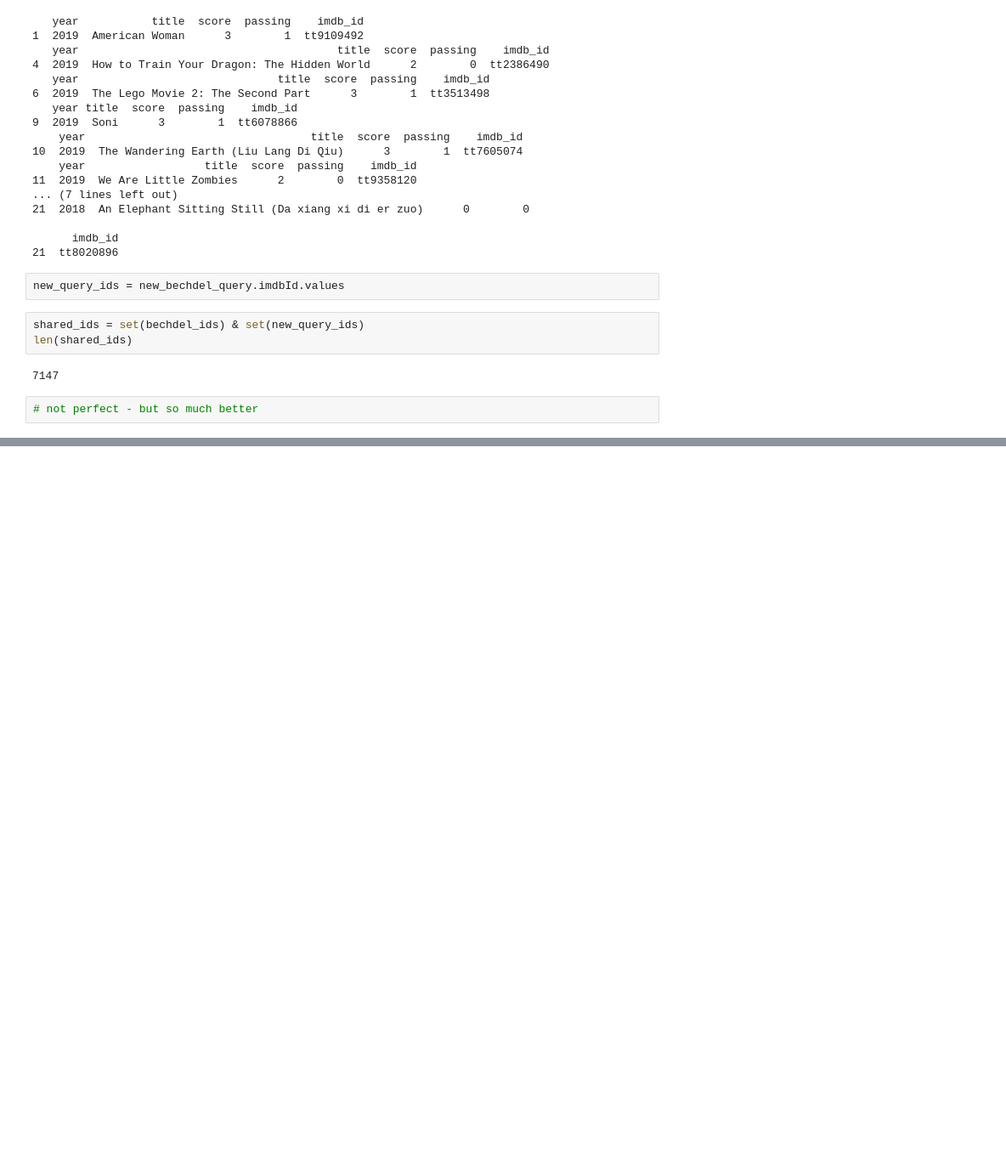
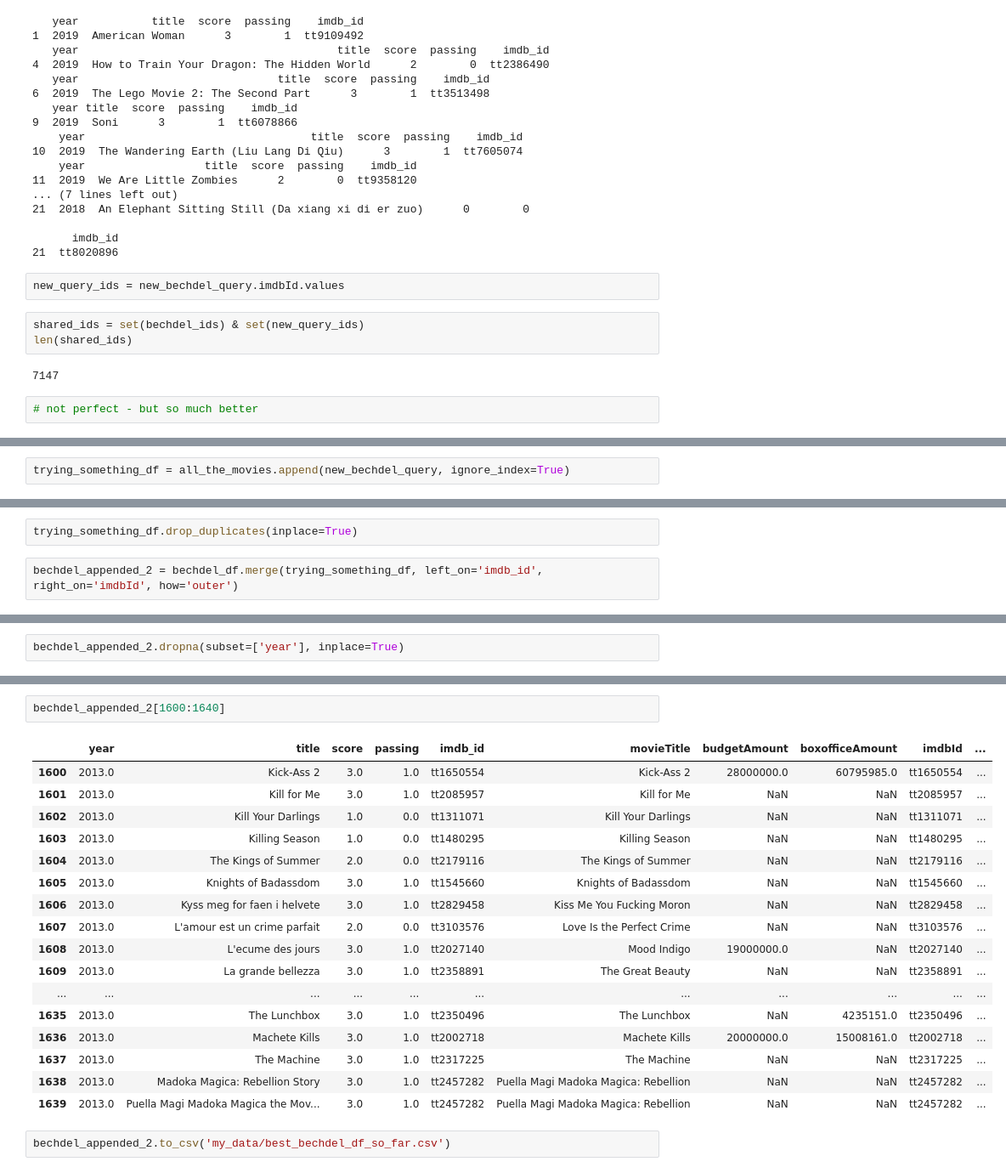
Before and after one commit to MagicMilly/women-in-film-analysis-dashboard, a Jupyter notebook: more_data_munging.ipynb, the cells around one changed output, grey strips where cells are left out. Shown at 85% size. Drawn from its saved outputs; the diff is of its cells as text; blank space fills up the shorter version.

Commit message:
what a mess but finally got bechdel df with less than 1k missing values

```diff
--- a/more_data_munging.ipynb
+++ b/more_data_munging.ipynb
@@ -688,0 +971,2 @@ len(shared_ids)
+# %%
+trying_something_df = all_the_movies.append(new_bechdel_query, ignore_index=True)
@@ -688,0 +1006,4 @@ len(shared_ids)
+# %%
+trying_something_df.drop_duplicates(inplace=True)
+# %%
+bechdel_appended_2 = bechdel_df.merge(trying_something_df, left_on='imdb_id', right_on='imdbId', how='outer')
@@ -688,0 +1045,2 @@ len(shared_ids)
+# %%
+bechdel_appended_2.dropna(subset=['year'], inplace=True)
@@ -688,0 +1083,22 @@ len(shared_ids)
+# %%
+bechdel_appended_2[1600:1640]
+# %% [output]
+|  | year | title | score | passing | imdb_id | movieTitle | budgetAmount | boxofficeAmount | imdbId | ... |
+| 1600 | 2013.0 | Kick-Ass 2 | 3.0 | 1.0 | tt1650554 | Kick-Ass 2 | 28000000.0 | 60795985.0 | tt1650554 | ... |
+| 1601 | 2013.0 | Kill for Me | 3.0 | 1.0 | tt2085957 | Kill for Me | NaN | NaN | tt2085957 | ... |
+| 1602 | 2013.0 | Kill Your Darlings | 1.0 | 0.0 | tt1311071 | Kill Your Darlings | NaN | NaN | tt1311071 | ... |
+| 1603 | 2013.0 | Killing Season | 1.0 | 0.0 | tt1480295 | Killing Season | NaN | NaN | tt1480295 | ... |
+| 1604 | 2013.0 | The Kings of Summer | 2.0 | 0.0 | tt2179116 | The Kings of Summer | NaN | NaN | tt2179116 | ... |
+| 1605 | 2013.0 | Knights of Badassdom | 3.0 | 1.0 | tt1545660 | Knights of Badassdom | NaN | NaN | tt1545660 | ... |
+| 1606 | 2013.0 | Kyss meg for faen i helvete | 3.0 | 1.0 | tt2829458 | Kiss Me You Fucking Moron | NaN | NaN | tt2829458 | ... |
+| 1607 | 2013.0 | L'amour est un crime parfait | 2.0 | 0.0 | tt3103576 | Love Is the Perfect Crime | NaN | NaN | tt3103576 | ... |
+| 1608 | 2013.0 | L'ecume des jours | 3.0 | 1.0 | tt2027140 | Mood Indigo | 19000000.0 | NaN | tt2027140 | ... |
+| 1609 | 2013.0 | La grande bellezza | 3.0 | 1.0 | tt2358891 | The Great Beauty | NaN | NaN | tt2358891 | ... |
+| ... | ... | ... | ... | ... | ... | ... | ... | ... | ... | ... |
+| 1635 | 2013.0 | The Lunchbox | 3.0 | 1.0 | tt2350496 | The Lunchbox | NaN | 4235151.0 | tt2350496 | ... |
+| 1636 | 2013.0 | Machete Kills | 3.0 | 1.0 | tt2002718 | Machete Kills | 20000000.0 | 15008161.0 | tt2002718 | ... |
+| 1637 | 2013.0 | The Machine | 3.0 | 1.0 | tt2317225 | The Machine | NaN | NaN | tt2317225 | ... |
+| 1638 | 2013.0 | Madoka Magica: Rebellion Story | 3.0 | 1.0 | tt2457282 | Puella Magi Madoka Magica: Rebellion | NaN | NaN | tt2457282 | ... |
+| 1639 | 2013.0 | Puella Magi Madoka Magica the Mov... | 3.0 | 1.0 | tt2457282 | Puella Magi Madoka Magica: Rebellion | NaN | NaN | tt2457282 | ... |
+# %%
+bechdel_appended_2.to_csv('my_data/best_bechdel_df_so_far.csv')
```
Also changed, not shown: parts of 52 cells of this notebook.
